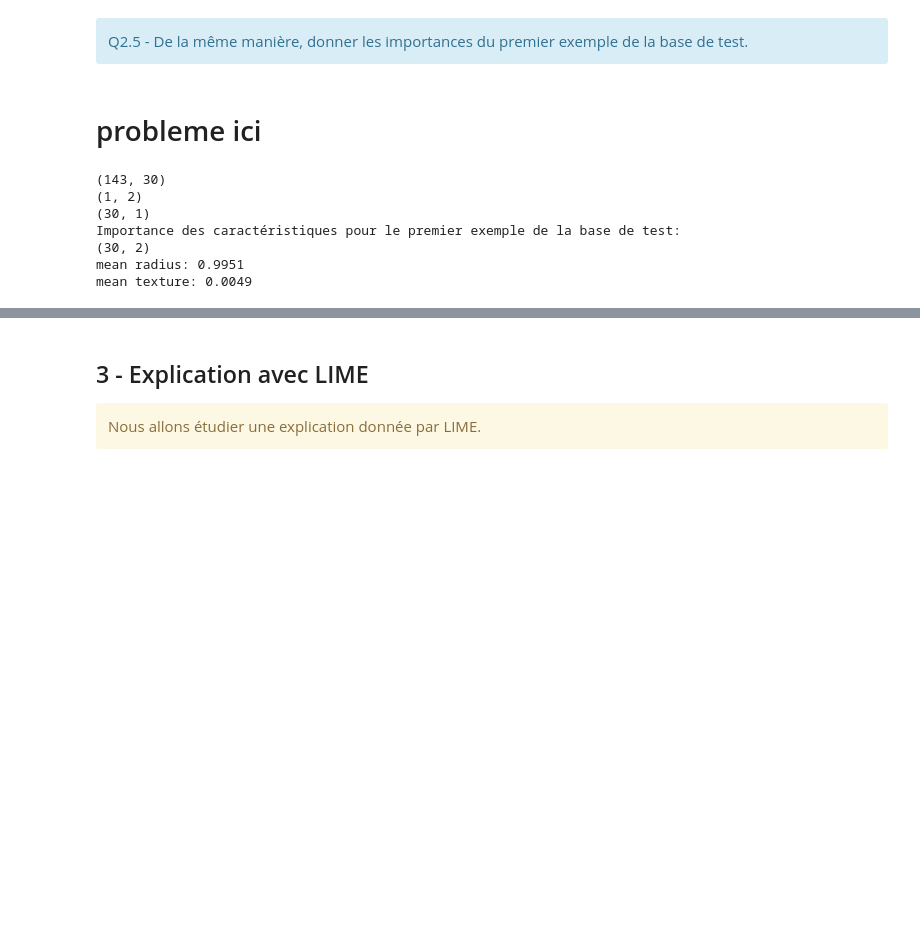
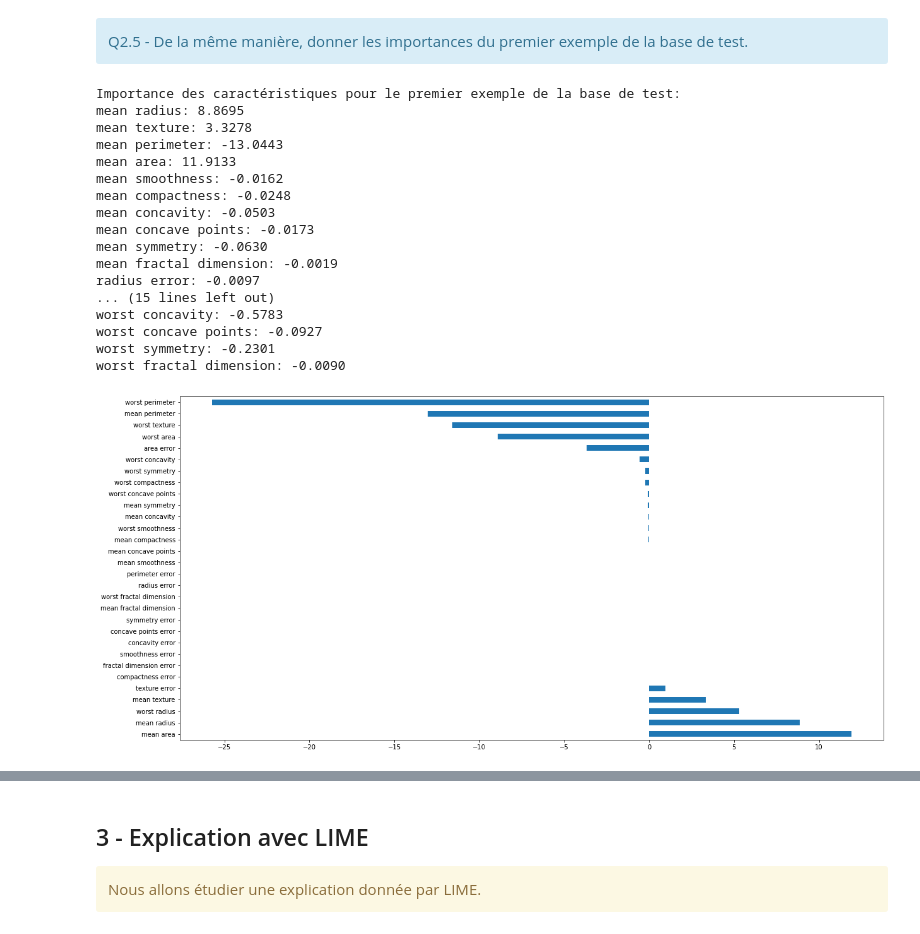
Before and after one commit to pidoux7/XAI, a Jupyter notebook: TME3/TME03-agg-LIME.ipynb, the cells around one changed output, grey strips where cells are left out. Cells and saved outputs as stored; diff of their text form; code cells hidden in the pictures; blank space fills up the shorter version.

```diff
--- a/TME3/TME03-agg-LIME.ipynb
+++ b/TME3/TME03-agg-LIME.ipynb
@@ -352,19 +358,34 @@ pd.Series(coefs, index=feature_names).nlargest(coefs.size).plot(kind='barh')
 <div class = "alert alert-block alert-info">
     Q2.5 - De la même manière, donner les importances du premier exemple de la base de test.
 </div>
-# %% [markdown]
-# probleme ici
 # %%
-coefficients_ex = lr.predict_proba(x_test[0].reshape(1,-1))[0]
+coefficients_ex = lr.predict_proba(x_test)[0]
 print("Importance des caractéristiques pour le premier exemple de la base de test:")
 
-for feature, coef in zip(feature_names, coefficients_ex):
+coeffs = lr.coef_[0]
+
+importances = x_test[0] * coeffs
+plt.figure(figsize=(20,10))
+pd.Series(importances, index=feature_names).nlargest(importances.size).plot(kind='barh')
+
+for feature, coef in zip(feature_names, importances):
     print(f"{feature}: {coef:.4f}")
 # %% [output]
-(143, 30)
-(1, 2)
-(30, 1)
 Importance des caractéristiques pour le premier exemple de la base de test:
-(30, 2)
-mean radius: 0.9951
-mean texture: 0.0049
+mean radius: 8.8695
+mean texture: 3.3278
+mean perimeter: -13.0443
+mean area: 11.9133
+mean smoothness: -0.0162
+mean compactness: -0.0248
+mean concavity: -0.0503
+mean concave points: -0.0173
+mean symmetry: -0.0630
+mean fractal dimension: -0.0019
+radius error: -0.0097
+... (15 lines left out)
+worst concavity: -0.5783
+worst concave points: -0.0927
+worst symmetry: -0.2301
+worst fractal dimension: -0.0090
+[figure, added]
```
Also changed, not shown: parts of 14 cells of this notebook.
